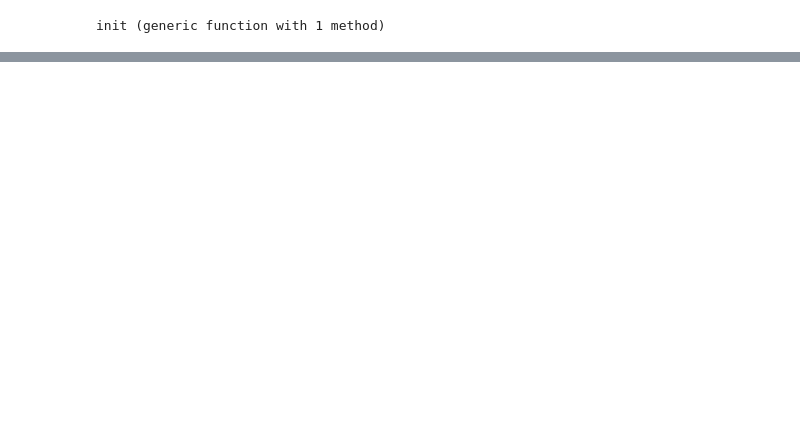
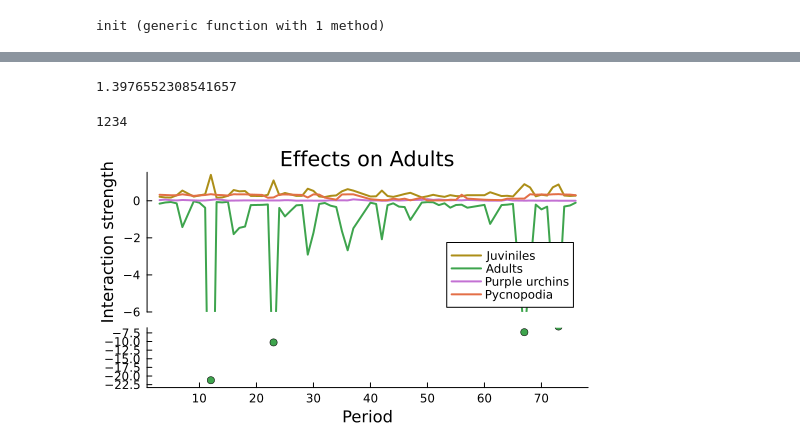
Before and after one commit to Jack-H-Buckner/SpatiallyReplicatedUDEs, a Jupyter notebook: analysis/Site_4_UDE.ipynb, the cells around one changed output, grey strips where cells are left out. Drawn from its saved outputs; the diff is of its cells as text; code cells hidden in the pictures; blank space fills up the shorter version.

```diff
--- a/analysis/Site_4_UDE.ipynb
+++ b/analysis/Site_4_UDE.ipynb
@@ -127,0 +131,43 @@ Plots.plot!(tickfontsize=10, legendfontsize=10, guidefontsize=14,titlefontsize=1
+# %%
+maximum(effects_adults)
+# %% [output]
+1.3976552308541657
+# %%
+using Plots.PlotMeasures
+function breakplot(X, Y, yb,col; lc=:blue, ylabel="Interaction strength",
+                    title="Effect on Adults", ptheme=:default, labels = repeat([""], size(X)[2]))
+
+    # yb is a vector of tuples for breaks, e.g., [(100, 300)]
+    # This example assumes one break for simplicity
+    yl_bottom = (minimum(Y)*1.1, yb[1][1])
+    yl_top = (yb[1][2], maximum(Y)*1.1)
+
+    # Create layout: top plot (outliers) and bottom plot (main data)
+    l = @layout [a{0.7h}; b{0.3h}] # adjust heights
+
+    # Bottom plot
+    p1 = plot(); p2 = plot()
+    for i in 1:size(X)[2]
+        print(i)
+        scatter!(p1,X[:,i], Y[:,i], ylims=yl_bottom, framestyle=:default, legend=false,
+                margin=0mm, c=col[i], ylabel = "", xlabel = "Period",label="")
+
+        # Top plot
+        plot!(p2,X[:,i], Y[:,i], ylims=yl_top, framestyle=:default,
+                margin=0mm, showaxis=:y, xticks=false,c=col[i], width = 2,
+                ylabel = ylabel, title = title, label = labels[i],
+                legendposition=:bottomright)
+
+    end
+    # Combine
+    plot(p2, p1, layout=l, size=(500,275), grid=false)
+end
+col = [5,3,4,2]
+X = reduce(hcat,repeat([dat_states.PERIOD],4))
+Y = effects_adults
+labels = ["Juviniles", "Adults","Purple urchins", "Pycnopodia"]
+breakplot(X, Y, [(-6,-6.0)],col,title="Effects on Adults",
+        ylabel = "Interaction strength", labels = labels)
+# %% [output]
+1234
+[figure, added]
```
Also changed, not shown: parts of 14 cells of this notebook, 51 other files.
